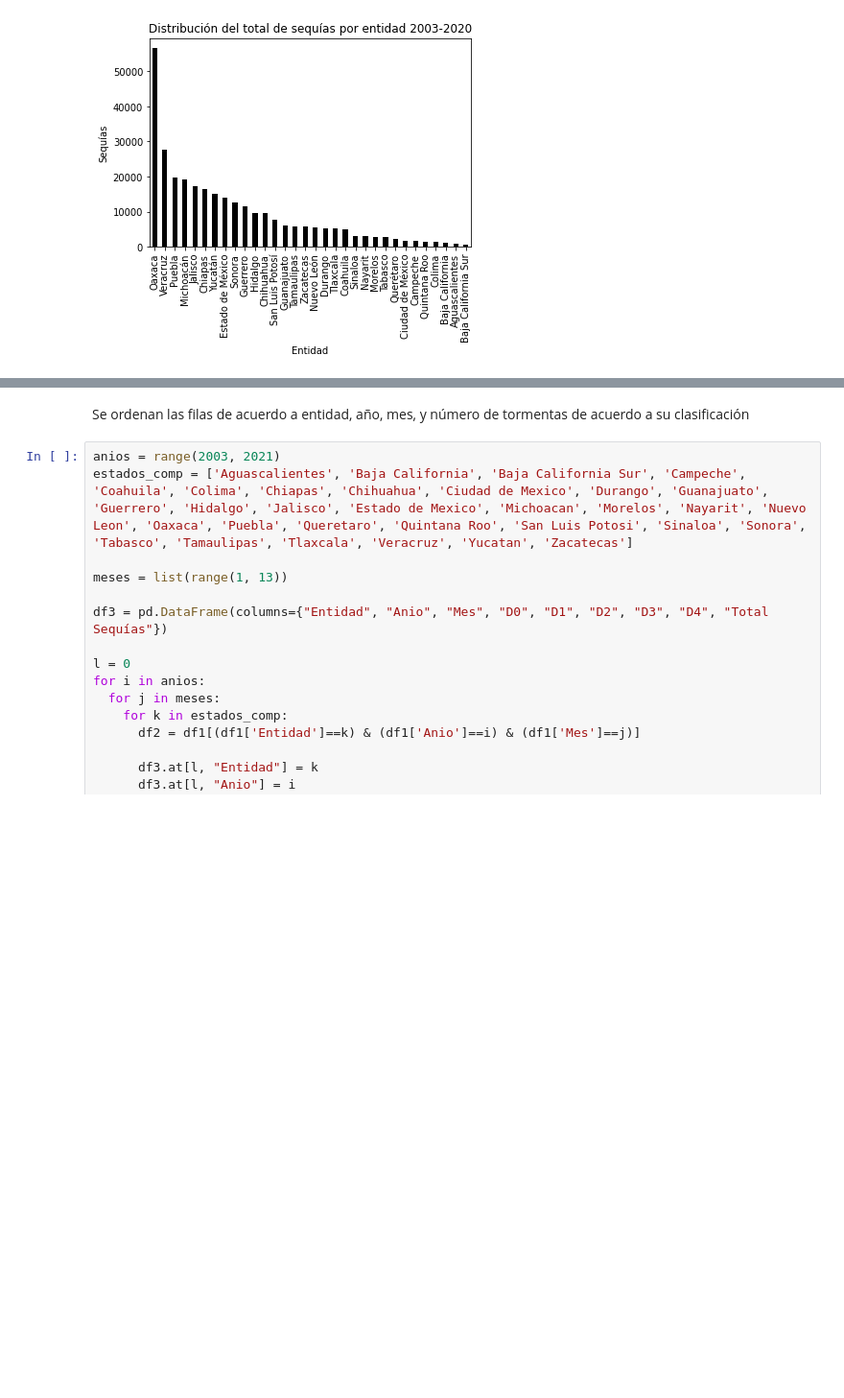
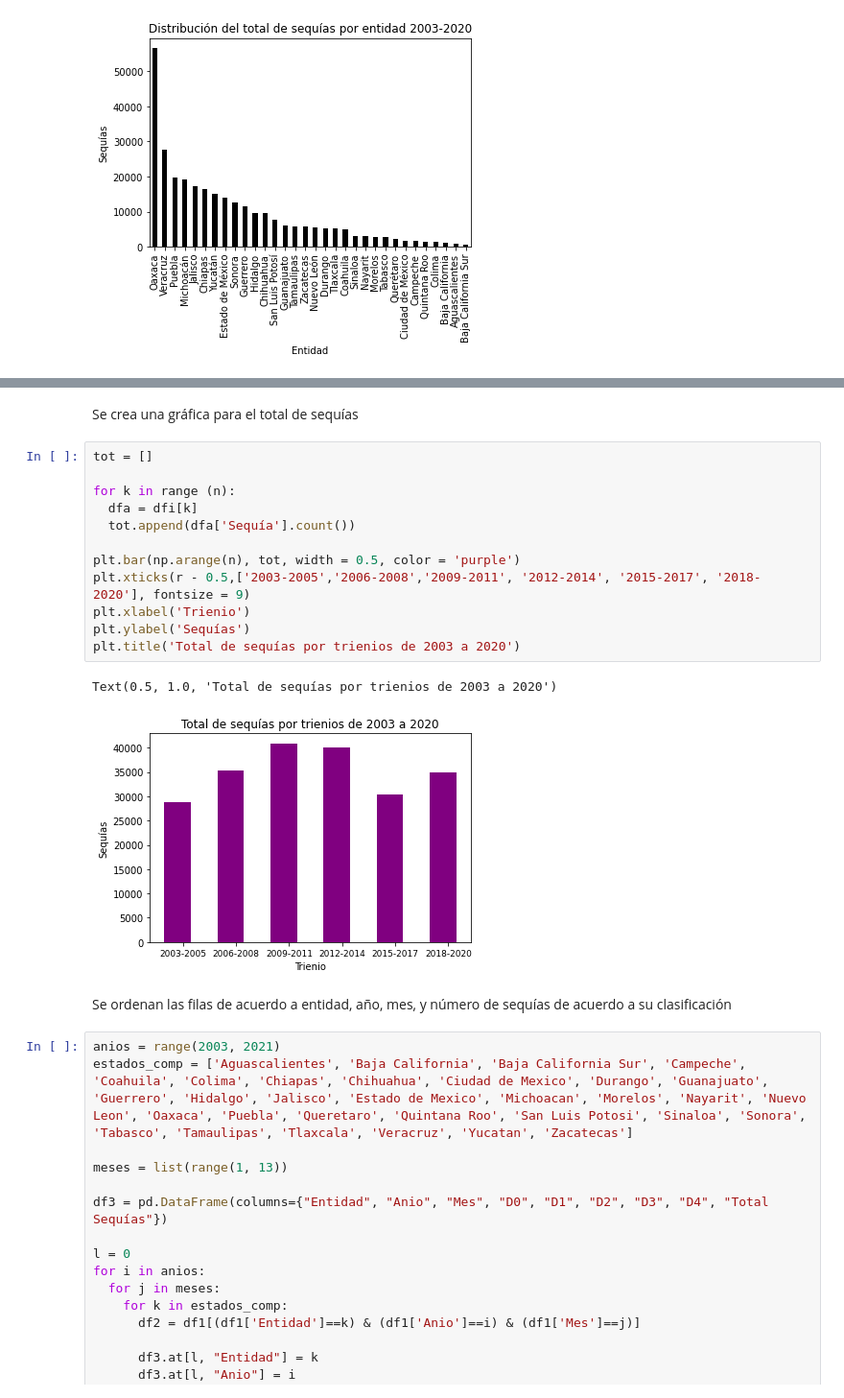
Before and after one commit to AdrianDiazGaxiola/Proyecto-Final, a Jupyter notebook: Sequías.ipynb, the cells around one changed output, grey strips where cells are left out. Shown at 96% size. Saved outputs shown, nothing was run; the diff lists cells and outputs as text; blank space fills up the shorter version.

```diff
--- a/Sequías.ipynb
+++ b/Sequías.ipynb
@@ -184,5 +246,22 @@ Text(0.5, 1.0, 'Distribución del total de sequías por entidad 2003-2020')
+# %% [markdown]
+Se crea una gráfica para el total de sequías
+# %%
+tot = []
+
+for k in range (n):
+  dfa = dfi[k]
+  tot.append(dfa['Sequía'].count())
+
+plt.bar(np.arange(n), tot, width = 0.5, color = 'purple')
+plt.xticks(r - 0.5,['2003-2005','2006-2008','2009-2011', '2012-2014', '2015-2017', '2018-2020'], fontsize = 9)
+plt.xlabel('Trienio')
+plt.ylabel('Sequías')
+plt.title('Total de sequías por trienios de 2003 a 2020')
+# %% [output]
+Text(0.5, 1.0, 'Total de sequías por trienios de 2003 a 2020')
+[figure, added]
 # %% [markdown]
-Se ordenan las filas de acuerdo a entidad, año, mes, y número de tormentas de acuerdo a su clasificación
+Se ordenan las filas de acuerdo a entidad, año, mes, y número de sequías de acuerdo a su clasificación
 # %%
 anios = range(2003, 2021)
 estados_comp = ['Aguascalientes', 'Baja California', 'Baja California Sur', 'Campeche', 'Coahuila', 'Colima', 'Chiapas', 'Chihuahua', 'Ciudad de Mexico', 'Durango', 'Guanajuato', 'Guerrero', 'Hidalgo', 'Jalisco', 'Estado de Mexico', 'Michoacan', 'Morelos', 'Nayarit', 'Nuevo Leon', 'Oaxaca', 'Puebla', 'Queretaro', 'Quintana Roo', 'San Luis Potosi', 'Sinaloa', 'Sonora', 'Tabasco', 'Tamaulipas', 'Tlaxcala', 'Veracruz', 'Yucatan', 'Zacatecas']
```
Also changed, not shown: parts of 4 cells of this notebook.
